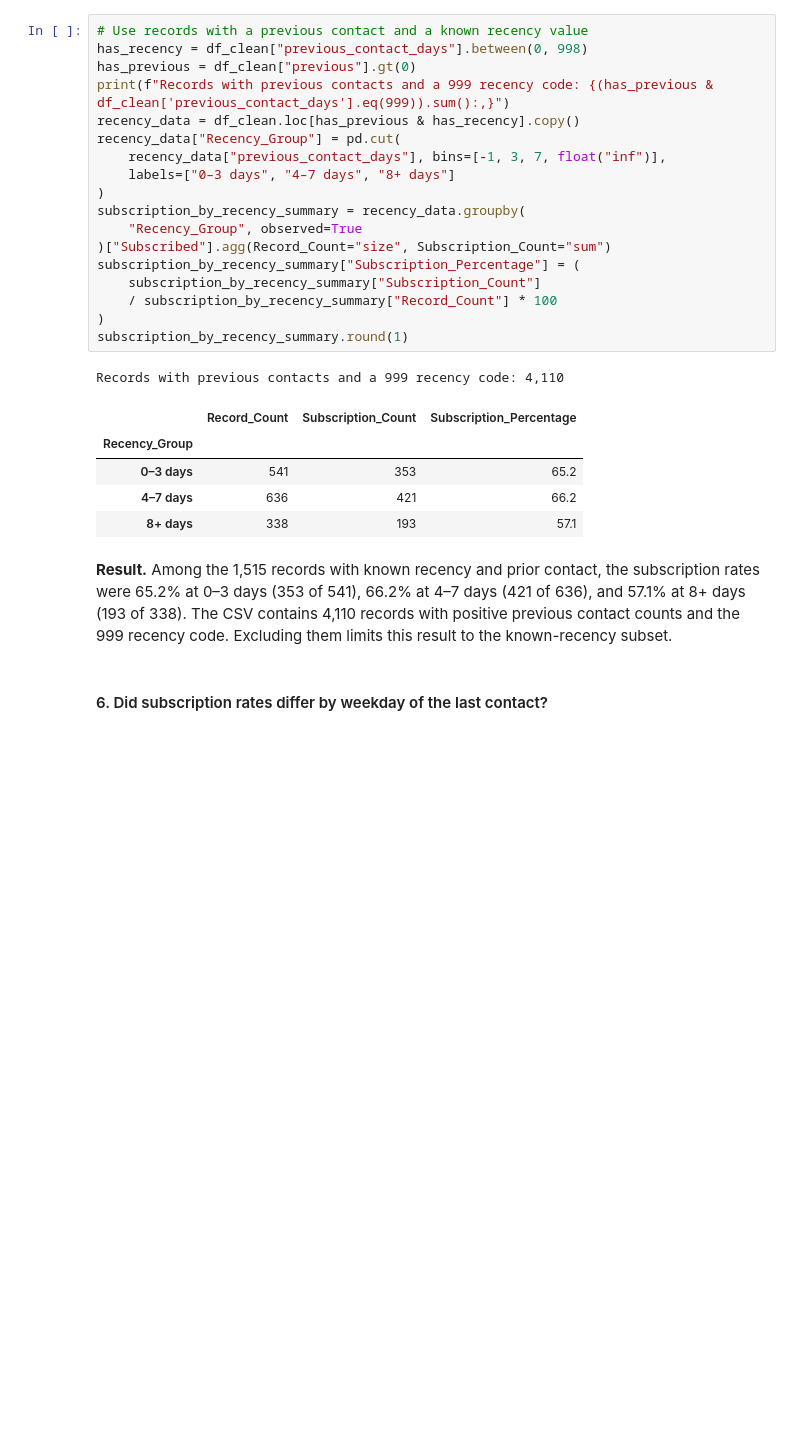
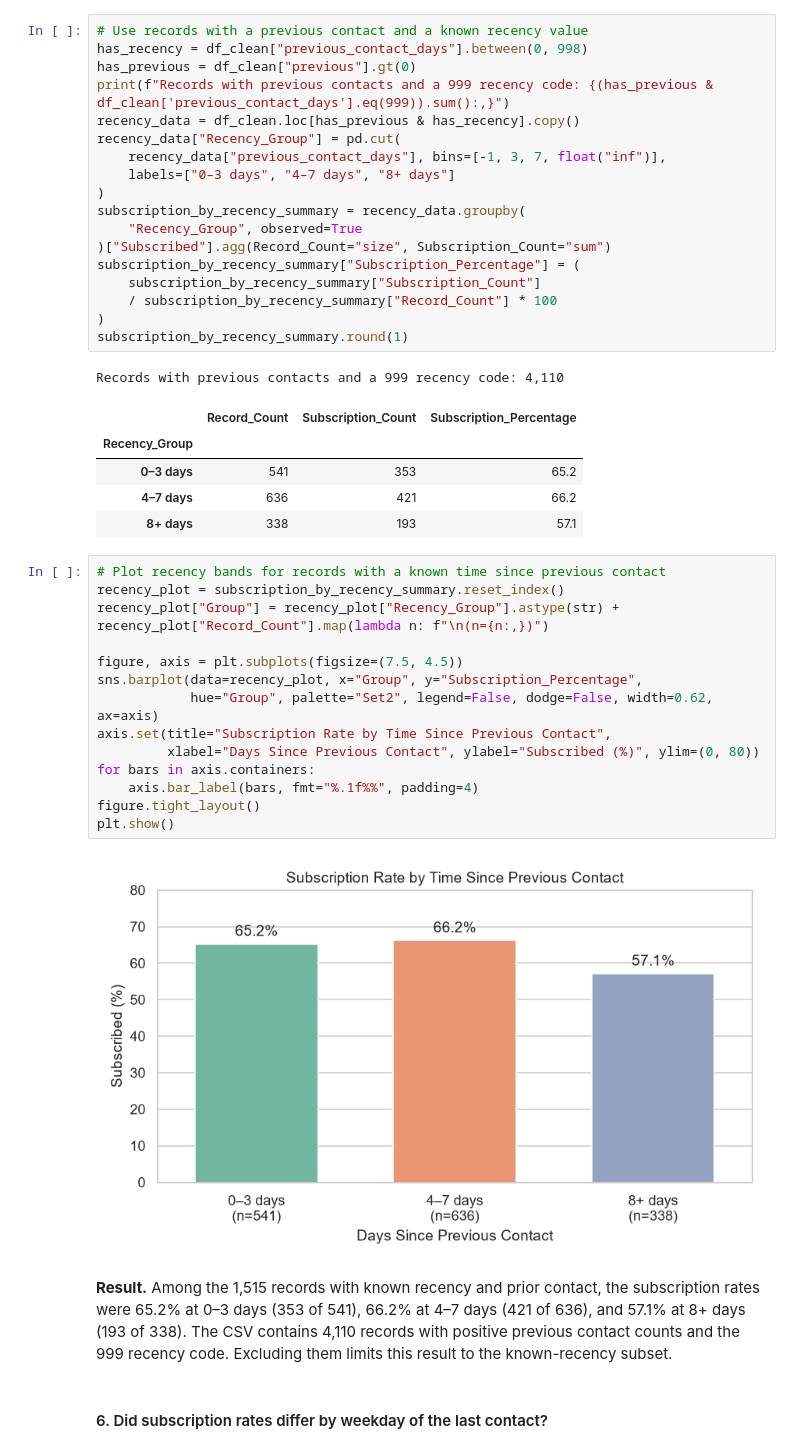
Before and after one commit to Hanamizuiro/bank-marketing-campaign-effectiveness, a Jupyter notebook: bank-marketing-campaign-effectiveness.ipynb, the cells around one changed output. Drawn from its saved outputs; the diff is of its cells as text; blank space fills up the shorter version.

```diff
--- a/bank-marketing-campaign-effectiveness.ipynb
+++ b/bank-marketing-campaign-effectiveness.ipynb
@@ -434,6 +452,22 @@ Records with previous contacts and a 999 recency code: 4,110
 | 0–3 days | 541 | 353 | 65.2 |
 | 4–7 days | 636 | 421 | 66.2 |
 | 8+ days | 338 | 193 | 57.1 |
+# %%
+# Plot recency bands for records with a known time since previous contact
+recency_plot = subscription_by_recency_summary.reset_index()
+recency_plot["Group"] = recency_plot["Recency_Group"].astype(str) + recency_plot["Record_Count"].map(lambda n: f"\n(n={n:,})")
+
+figure, axis = plt.subplots(figsize=(7.5, 4.5))
+sns.barplot(data=recency_plot, x="Group", y="Subscription_Percentage",
+            hue="Group", palette="Set2", legend=False, dodge=False, width=0.62, ax=axis)
+axis.set(title="Subscription Rate by Time Since Previous Contact",
+         xlabel="Days Since Previous Contact", ylabel="Subscribed (%)", ylim=(0, 80))
+for bars in axis.containers:
+    axis.bar_label(bars, fmt="%.1f%%", padding=4)
+figure.tight_layout()
+plt.show()
+# %% [output]
+[figure, added]
 # %% [markdown]
 **Result.** Among the 1,515 records with known recency and prior contact, the subscription rates were 65.2% at 0–3 days (353 of 541), 66.2% at 4–7 days (421 of 636), and 57.1% at 8+ days (193 of 338). The CSV contains 4,110 records with positive previous contact counts and the 999 recency code. Excluding them limits this result to the known-recency subset.
 # %% [markdown]
```
Also changed, not shown: parts of 2 cells of this notebook.
